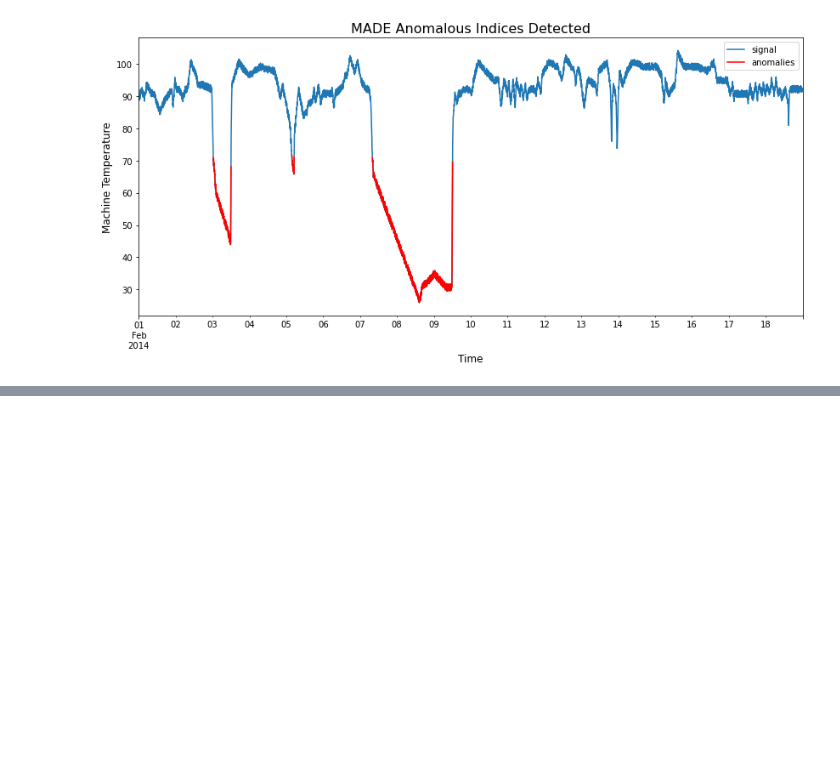
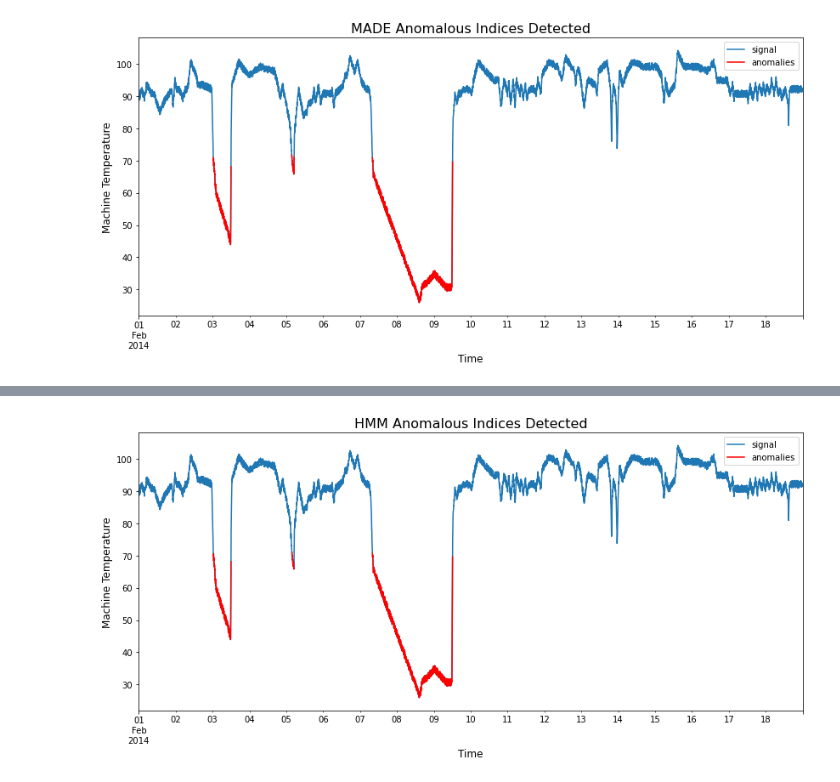
Before and after one commit to jgadbois17/Neural_Network_Versatility_Performance, a Jupyter notebook: notebooks/Anomaly Detection.ipynb, the cells around one changed output, grey strips where cells are left out. Saved outputs shown, nothing was run; the diff lists cells and outputs as text; code cells hidden in the pictures; blank space fills up the shorter version.

```diff
--- a/notebooks/Anomaly Detection.ipynb
+++ b/notebooks/Anomaly Detection.ipynb
@@ -149,3 +186,12 @@ HMM.plot_inferred_means(x, means, ml_means, ml_states)
 [Section Outline](#2)
 
 Since the latent state with the smallest inferred mean is very far from the rest of the signal we will let the observations in this state be anomalies.
+# %%
+# detect anomalies
+anoms_hmm = HMM.anomalous_means(ml_means)
+
+# performance metrics
+metrics = Detection(anoms_true, anoms_hmm)
+metrics.precision()
+metrics.recall()
+metrics.f1_score()
@@ -318,0 +433,7 @@ plot.anomalies(signal_test, anoms, title='MADE Anomalous Indices Detected')
+# %%
+# HMM predicted anomalies
+plot.anomalies(
+    signal_test, anoms_hmm, title='HMM Anomalous Indices Detected'
+)
+# %% [output]
+[figure, added]
```
Also changed, not shown: parts of 33 cells of this notebook, 43 other files.
